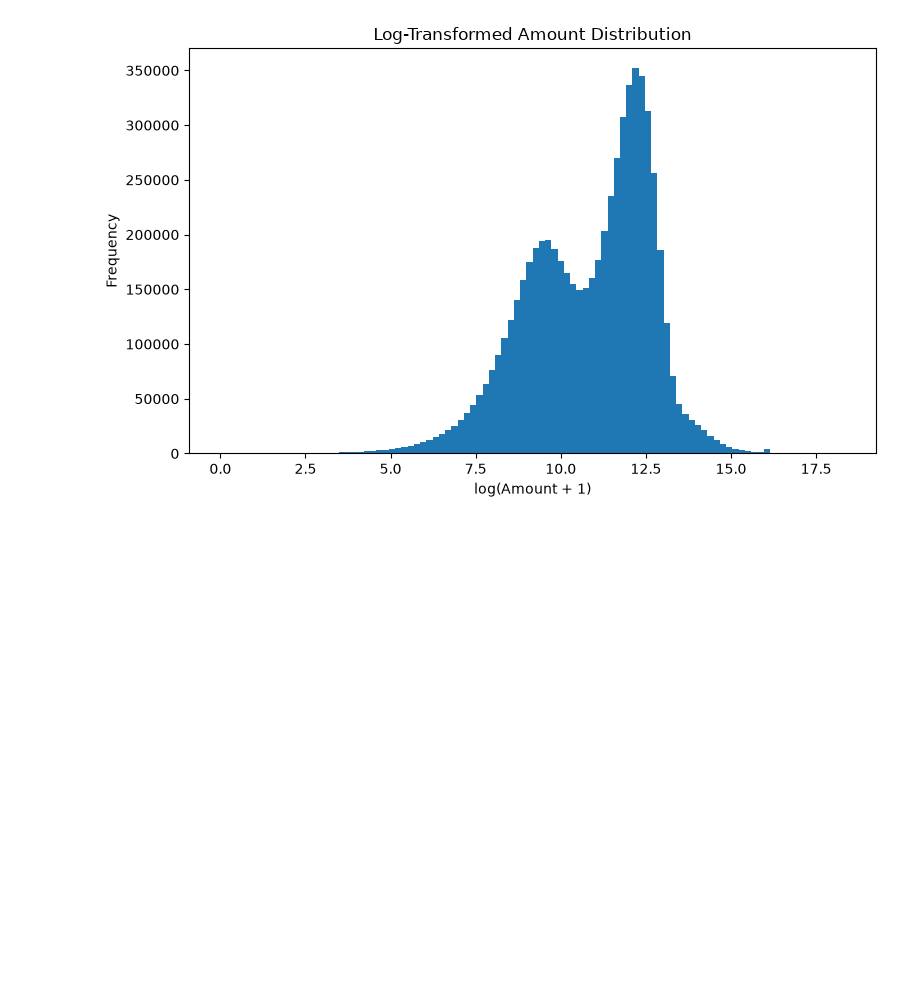
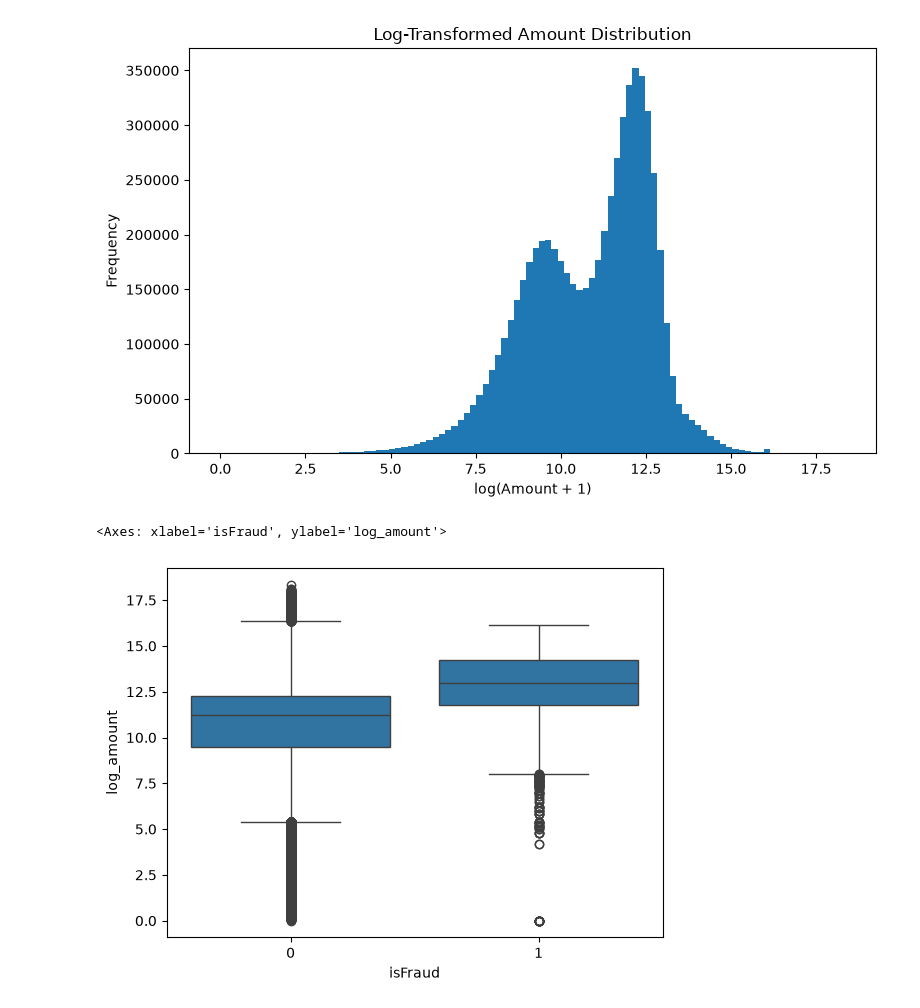
Before and after one commit to anhhq01/business-analysis-hust, a Jupyter notebook: data_cleaning/EDA.ipynb, the cells around one changed output. Cells and saved outputs as stored; diff of their text form; code cells hidden in the pictures; blank space fills up the shorter version.

```diff
--- a/data_cleaning/EDA.ipynb
+++ b/data_cleaning/EDA.ipynb
@@ -147,3 +173,8 @@ plt.savefig("../figures/log_amount_distribution.png", dpi=150, bbox_inches="tigh
 plt.show()
 # %% [output]
 [figure]
+# %%
+sns.boxplot(x="isFraud", y="log_amount", data=df)
+# %% [output]
+<Axes: xlabel='isFraud', ylabel='log_amount'>
+[figure, added]
```
Also changed, not shown: parts of 2 cells of this notebook, 1 other file.
